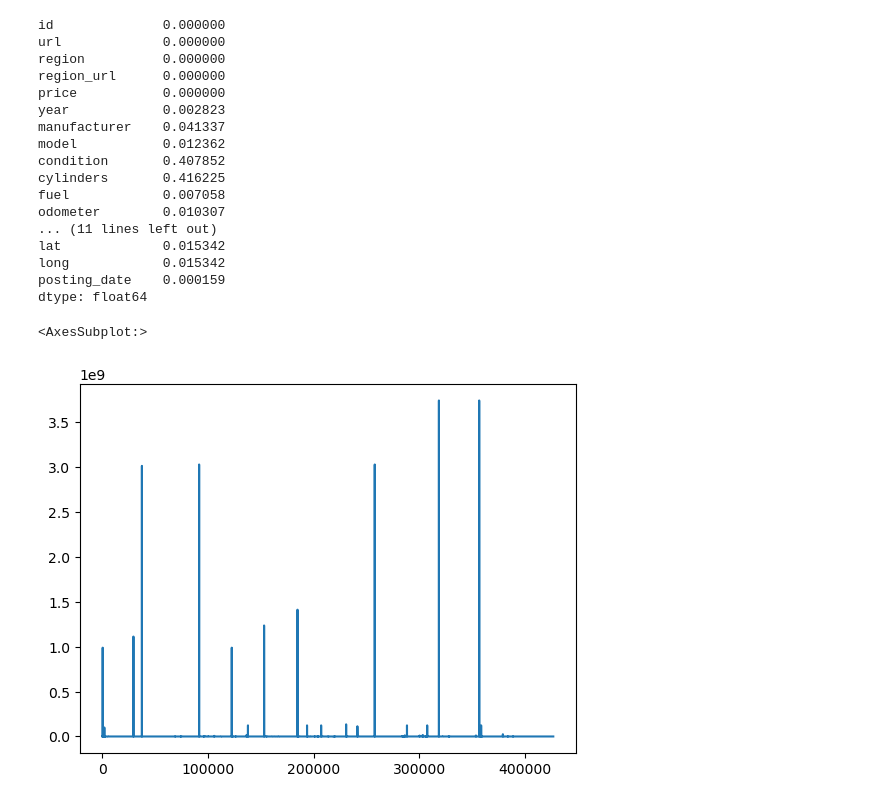
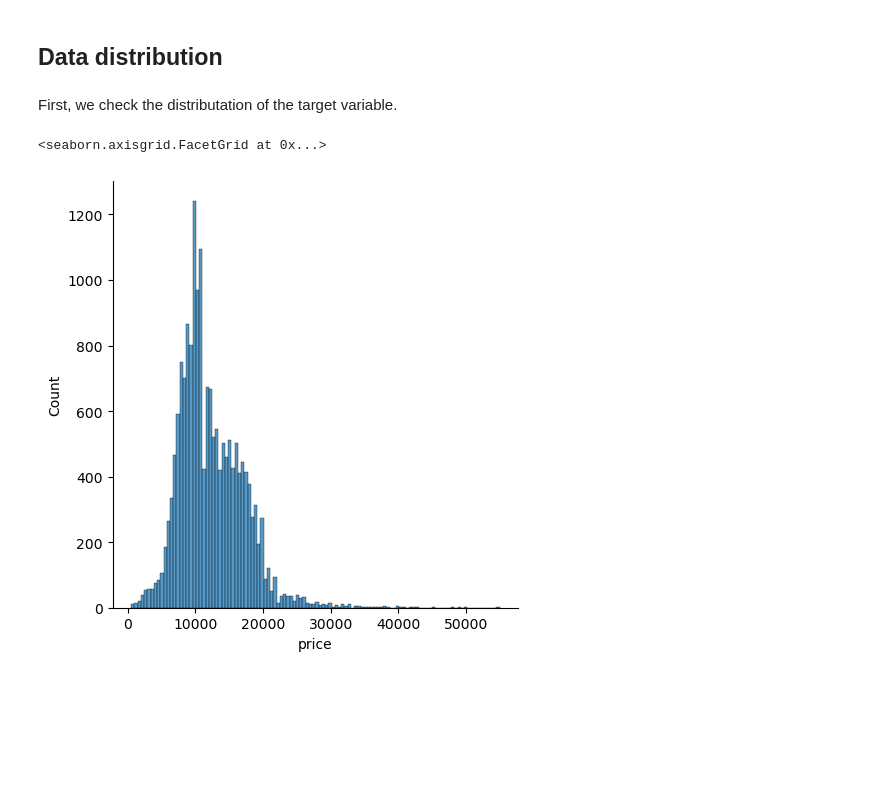
Before and after one commit to lilianabs/fastapi-car-price-pred, a Jupyter notebook: notebooks/eda.ipynb, the cells around one changed output. Drawn from its saved outputs; the diff is of its cells as text; code cells hidden in the pictures; blank space fills up the shorter version.

```diff
--- a/notebooks/eda.ipynb
+++ b/notebooks/eda.ipynb
@@ -53,21 +50,0 @@ df.describe()
-# %%
-# Check for null values
-df.isnull().sum() / len(df)
-# %% [output]
-id              0.000000
-url             0.000000
-region          0.000000
-region_url      0.000000
-price           0.000000
-year            0.002823
-manufacturer    0.041337
-model           0.012362
-condition       0.407852
-cylinders       0.416225
-fuel            0.007058
-odometer        0.010307
-... (11 lines left out)
-lat             0.015342
-long            0.015342
-posting_date    0.000159
-dtype: float64
@@ -77,6 +51,9 @@ df.drop('county', axis=1, inplace=True)
-# %%
-# Check the distribution of the target variable
-df['price'].plot()
-# %% [output]
-<AxesSubplot:>
-[figure, removed]
+# %% [markdown]
+## Data distribution
+# %% [markdown]
+First, we check the distributation of the target variable.
+# %%
+sns.displot(x="price", data=df)
+# %% [output]
+<seaborn.axisgrid.FacetGrid at 0x...>
+[figure, added]
```
Also changed, not shown: parts of 30 cells of this notebook, 2 other files.
